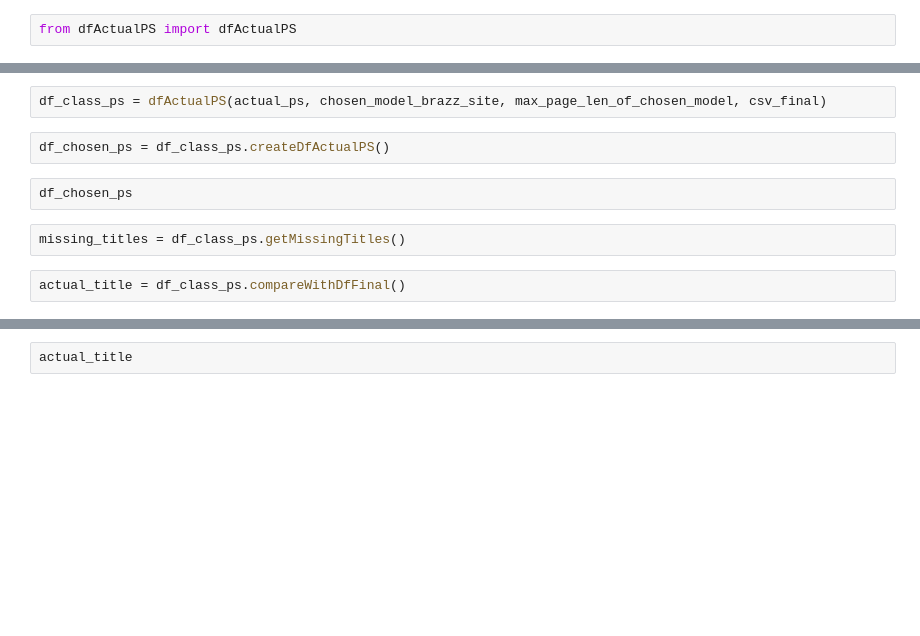
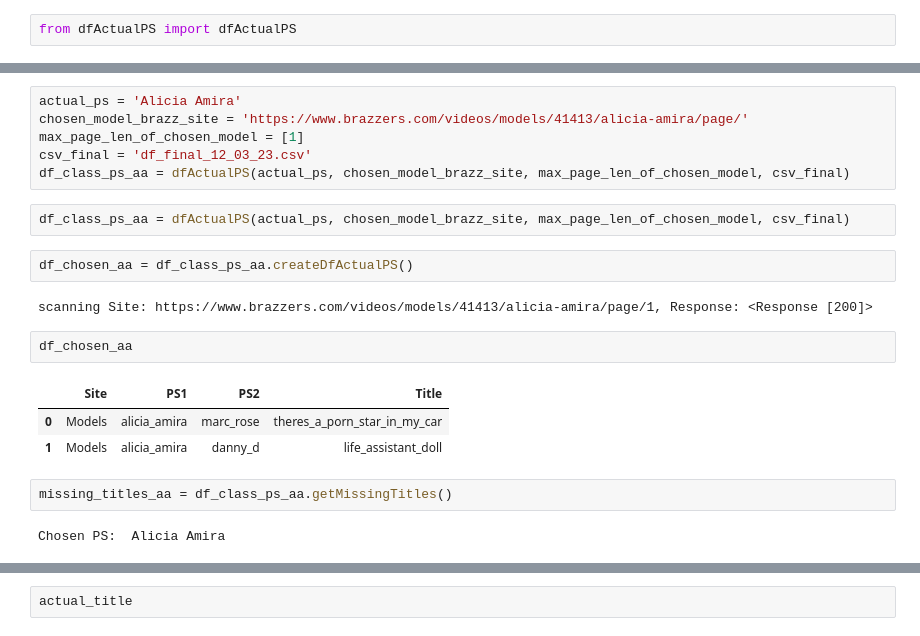
Before and after one commit to docwerder/braz, a Jupyter notebook: getActualPS.ipynb, the cells around one changed output, grey strips where cells are left out. Cells and saved outputs as stored; diff of their text form; blank space fills up the shorter version.

```diff
--- a/getActualPS.ipynb
+++ b/getActualPS.ipynb
@@ -174,10 +205,22 @@ Count of Tarra White of braz_sides: 5
+# %%
+actual_ps = 'Alicia Amira'
+chosen_model_brazz_site = 'https://www.brazzers.com/videos/models/41413/alicia-amira/page/'
+max_page_len_of_chosen_model = [1]
+csv_final = 'df_final_12_03_23.csv'
+df_class_ps_aa = dfActualPS(actual_ps, chosen_model_brazz_site, max_page_len_of_chosen_model, csv_final)
 # %%
-df_class_ps = dfActualPS(actual_ps, chosen_model_brazz_site, max_page_len_of_chosen_model, csv_final)
+df_class_ps_aa = dfActualPS(actual_ps, chosen_model_brazz_site, max_page_len_of_chosen_model, csv_final)
-# %%
-df_chosen_ps = df_class_ps.createDfActualPS()
-# %%
-df_chosen_ps
-# %%
-missing_titles = df_class_ps.getMissingTitles()
-# %%
-actual_title = df_class_ps.compareWithDfFinal()
+# %%
+df_chosen_aa = df_class_ps_aa.createDfActualPS()
+# %% [output]
+scanning Site: https://www.brazzers.com/videos/models/41413/alicia-amira/page/1, Response: <Response [200]>
+# %%
+df_chosen_aa
+# %% [output]
+|  | Site | PS1 | PS2 | Title |
+| 0 | Models | alicia_amira | marc_rose | theres_a_porn_star_in_my_car |
+| 1 | Models | alicia_amira | danny_d | life_assistant_doll |
+# %%
+missing_titles_aa = df_class_ps_aa.getMissingTitles()
+# %% [output]
+Chosen PS:  Alicia Amira
```
Also changed, not shown: parts of 22 cells of this notebook, 3 other files.
